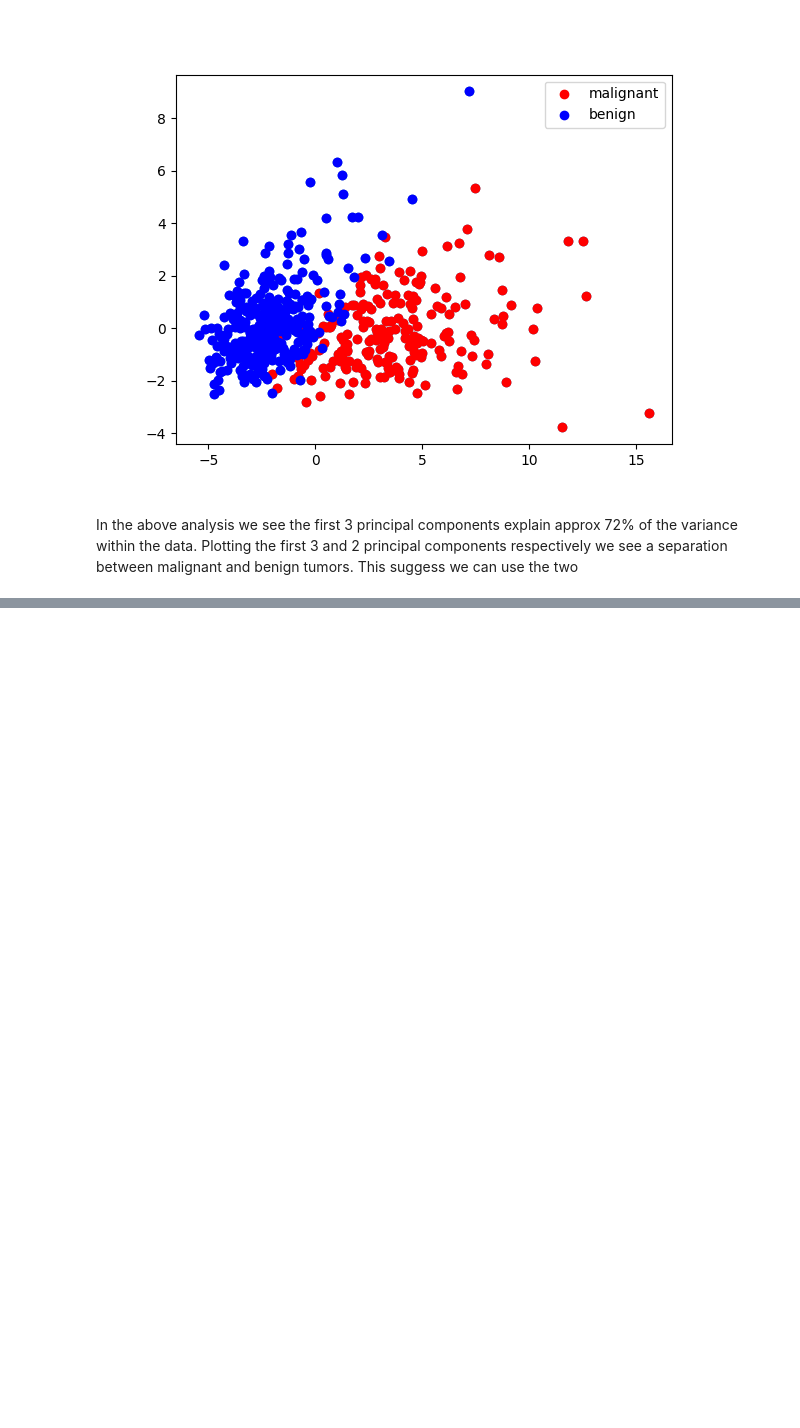
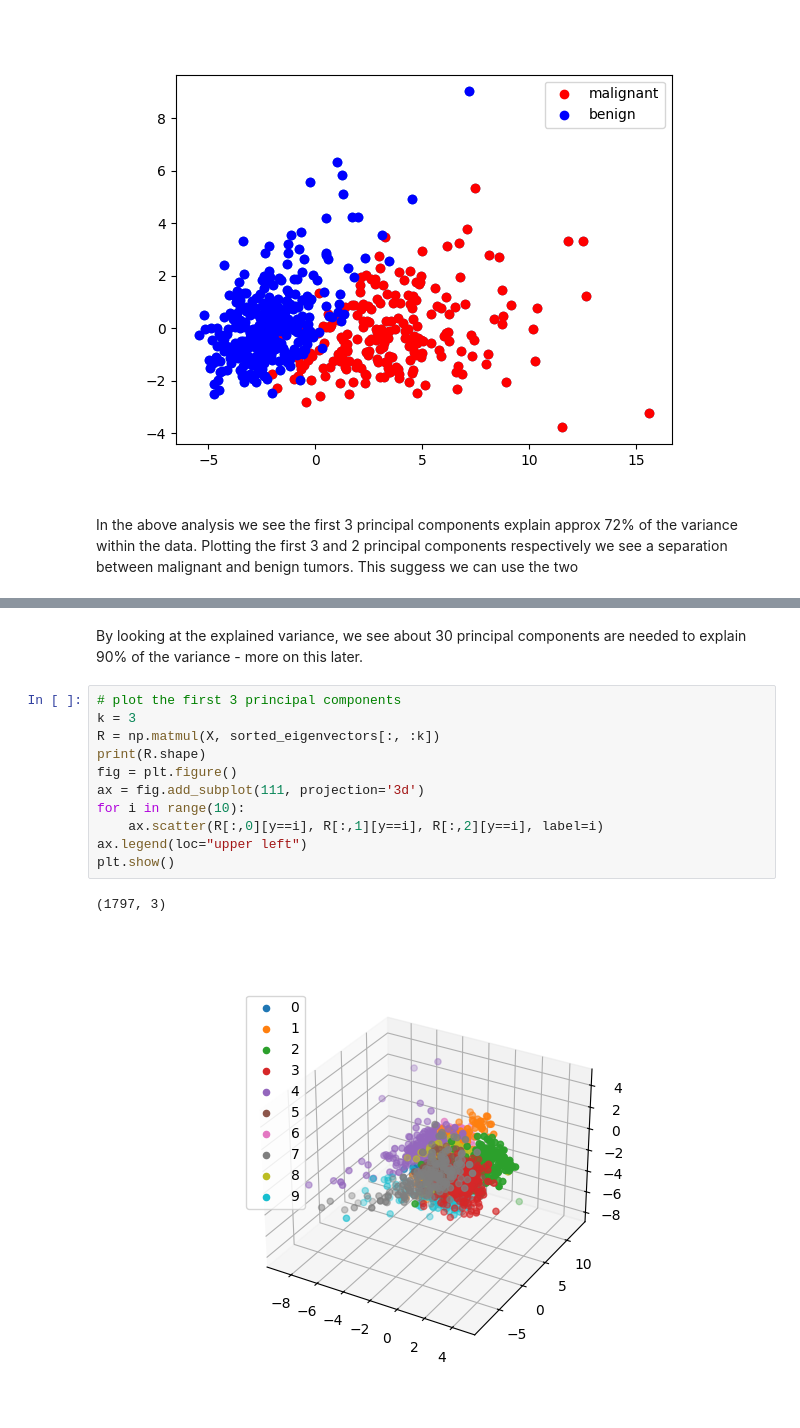
Before and after one commit to kylepclarkson/dimensionality-reduction, a Jupyter notebook: pca/pca-examples.ipynb, the cells around one changed output, grey strips where cells are left out. Saved outputs shown, nothing was run; the diff lists cells and outputs as text; blank space fills up the shorter version.

```diff
--- a/pca/pca-examples.ipynb
+++ b/pca/pca-examples.ipynb
@@ -100,0 +161,16 @@ This suggess we can use the two
+# %% [markdown]
+By looking at the explained variance, we see about 30 principal components are needed to explain 90% of the variance - more on this later.
+# %%
+# plot the first 3 principal components
+k = 3
+R = np.matmul(X, sorted_eigenvectors[:, :k])
+print(R.shape)
+fig = plt.figure()
+ax = fig.add_subplot(111, projection='3d')
+for i in range(10):
+    ax.scatter(R[:,0][y==i], R[:,1][y==i], R[:,2][y==i], label=i)
+ax.legend(loc="upper left")
+plt.show()
+# %% [output]
+(1797, 3)
+[figure, added]
```
Also changed, not shown: parts of 7 cells of this notebook.
